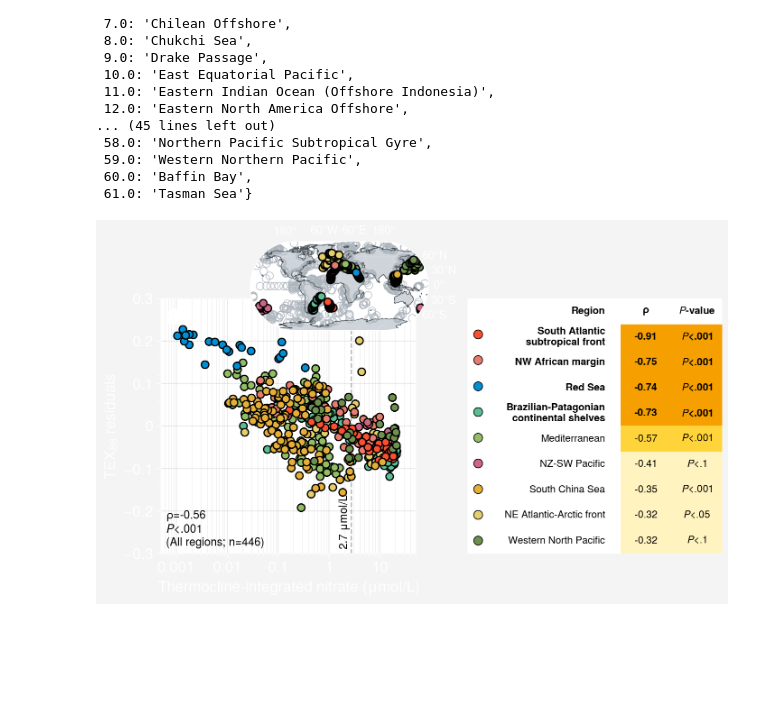
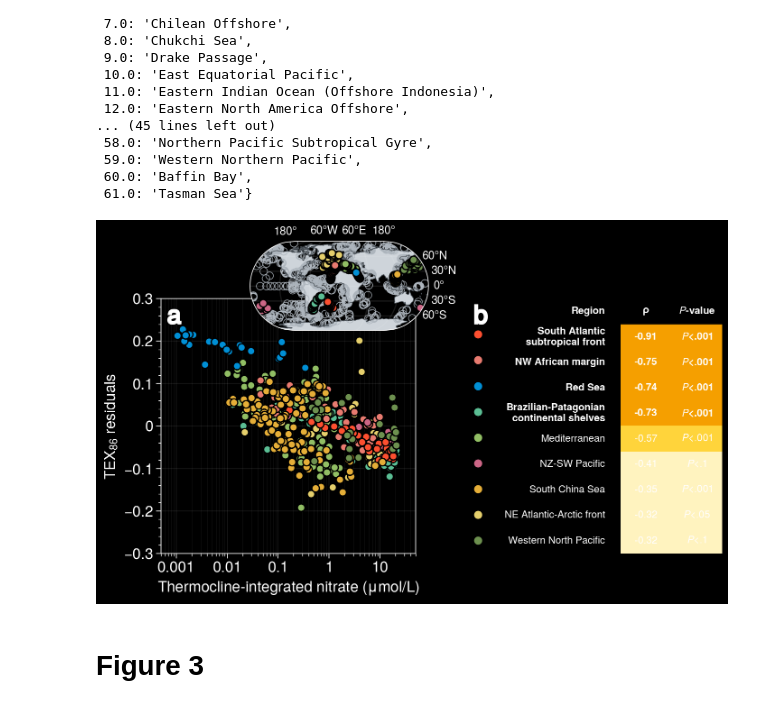
Before and after one commit to PaleoLipidRR/nutrient-effect-on-TEX, a Jupyter notebook: ipynb_files/Visualization_for_presentations.ipynb, the cells around one changed output. Saved outputs shown, nothing was run; the diff lists cells and outputs as text; code cells hidden in the pictures; blank space fills up the shorter version.

```diff
--- a/ipynb_files/Visualization_for_presentations.ipynb
+++ b/ipynb_files/Visualization_for_presentations.ipynb
@@ -63,6 +63,8 @@ from tqdm import tqdm
 import time
 import h5py
 import scipy.io
+# %%
+plt.style.use('dark_background')
 # %%
 # set the path to local folder other than github
 login_name = os.getlogin()
@@ -650,7 +1175,7 @@ ax_inset.format(land=True, landcolor='gray4',landzorder=0,
         latlabels='r', lonlabels='top',
         gridcolor='w',gridlinewidth=1,
         latlocator=[-60,-30,0,30,60],
-        coast=True, coastcolor='gray7',
+        coast=True, coastcolor='gray1',
         coastlinewidth=0.5,
         coastzorder=1,)
 grouped = plot_gridded_data.groupby('regionName')
@@ -730,14 +1255,14 @@ for name, group in grouped:
                 zorder=2)
 
 ### add low-nitrate threshold
-ax.axvline(lowno3_threshold,color='gray5',ls='--',lw=1,zorder=0)
+# ax.axvline(lowno3_threshold,color='gray5',ls='--',lw=1,zorder=0)
 ### add vertical text
 x_pos = lowno3_threshold
 y_pos = -0.29
-ax.text(x_pos,y_pos,f'{lowno3_threshold:.1f} $\mu$mol/L',
-        # transform=ax.get_xaxis_transform(),
-        ha='right',va='bottom',
-        rotation=90)
+# ax.text(x_pos,y_pos,f'{lowno3_threshold:.1f} $\mu$mol/L',
+#         # transform=ax.get_xaxis_transform(),
+#         ha='right',va='bottom',
+#         rotation=90)
 
 ### ols regression of all significant regions
 reg_data = sig_plot_data[['no3_sf2tc_avg','tex_residuals']].dropna()
@@ -752,9 +1277,9 @@ yy_pred = ols.predict(XX_sample.reshape(-1,1))
 ### spearman rho and pval
 rho, pval = spearmanr(reg_data['no3_sf2tc_avg'],reg_data['tex_residuals'])
 pval_label = label_pvalues(pval)
-ax.text(0.02,0.02,f'$\\rho$={rho:.2f}\n{pval_label}\n(All regions; n={len(reg_data)})',
-        transform=ax.transAxes,
-        ha='left',va='bottom')
+# ax.text(0.02,0.02,f'$\\rho$={rho:.2f}\n{pval_label}\n(All regions; n={len(reg_data)})',
+#         transform=ax.transAxes,
+#         ha='left',va='bottom')
 
 ### orthoganal distance regression
 X = reg_data['Log10_nitrate']
@@ -790,7 +1315,7 @@ ax.format(
 
 
 axs.format(
-    abc='a',rc_kw={'abc.size':20},abcloc='ul',
+    abc='a',rc_kw={'abc.size':20,'abc.weight':'normal'},abcloc='ul',
 )
 
 ### plot a table reporting rho and pval of significant regions
@@ -815,7 +1340,7 @@ table_data2 = table_data[['Region','$\\rho$',r'$\it{P}$-value']].sort_values(by=
 num_rows, num_cols = table_data2.shape
 
 # Create a list for cell colors, keeping the first column (Region) white
-cell_colors = [['white'] * num_cols for _ in range(num_rows)]
+cell_colors = [['none'] * num_cols for _ in range(num_rows)]
 
 # Apply colors only to the second and third columns based on rho values
 for i, rho in enumerate(table_data2['$\\rho$']):
@@ -833,14 +1358,17 @@ table = table_ax.table(cellText=table_data2.values,
                 loc='top',
                 bbox=[0,0,1,1],
                 colWidths=[0.6,0.2,0.2],
+                colColours=['none','none','none'],
                 cellColours=cell_colors,
                 fontsize=12
                 )
 
 # Style table text
 for (row, col), cell in table.get_celld().items():
+    table[(row,0)].get_text().set_color('w')
     if row == 0:  # Header row
         cell.get_text().set_fontweight('bold')
+        cell.get_text().set_color('w')  # Set header text color to white
     if col == 0:
         cell.get_text().set_ha('right')  # Align first column to the right
         if row > 0:
@@ -850,32 +1378,40 @@ for (row, col), cell in table.get_celld().items():
         if col == 1 and row > 0:
             if float(cell.get_text().get_text()) < -0.7:
                 table[(row, 0)].get_text().set_fontweight('bold')
                 table[(row, 1)].get_text().set_fontweight('bold')
                 table[(row, 2)].get_text().set_fontweight('bold')
 
 table.auto_set_font_size(False)
 table.set_fontsize(8)
+
 table.scale(1.5, 1.5)
 #change table line color to white
 for key, cell in table.get_celld().items():
     cell.set_linewidth(0)
+
 
 # Add colored markers manually using scatter()
 num_rows = len(table_data2)
 x_offset = -0.15  # Adjust this to position the circles
 y_offset = np.linspace(0.86, 0.05, num_rows)  # Evenly space markers in the column
 
 for i, region in enumerate(table_data2['Region']):
     color = sig_regions_color_dict.get(region, 'black')  # Default to black if not found
     table_ax.scatter(x_offset, y_offset[i], color=color, s=50, edgecolor='k', zorder=3)
 
 
 
 table_ax.set_xlim(-0.2, 1)  # Adjust limits to ensure markers are visible
 table_ax.set_ylim(0, 1)
+axs.format(
+    facecolor='none',  # Ensure the figure background is transparent
+    gridcolor='w'
+)
 
 fpath = fr'{local_github_path}/figures/'
 fname = 'gridded_regional_nitrate_effect_sig_regions_slides.png'
-fig.savefig(os.path.join(fpath,fname),bbox_inches='tight',embed_fonts=True,dpi=1440)
+fig.savefig(os.path.join(fpath,fname),bbox_inches='tight',embed_fonts=True,dpi=330,transparent=True)
 # %% [output]
-[figure, old version]
+[figure, new version]
+# %% [markdown]
+# Figure 3
```
Also changed, not shown: parts of 20 cells of this notebook.
